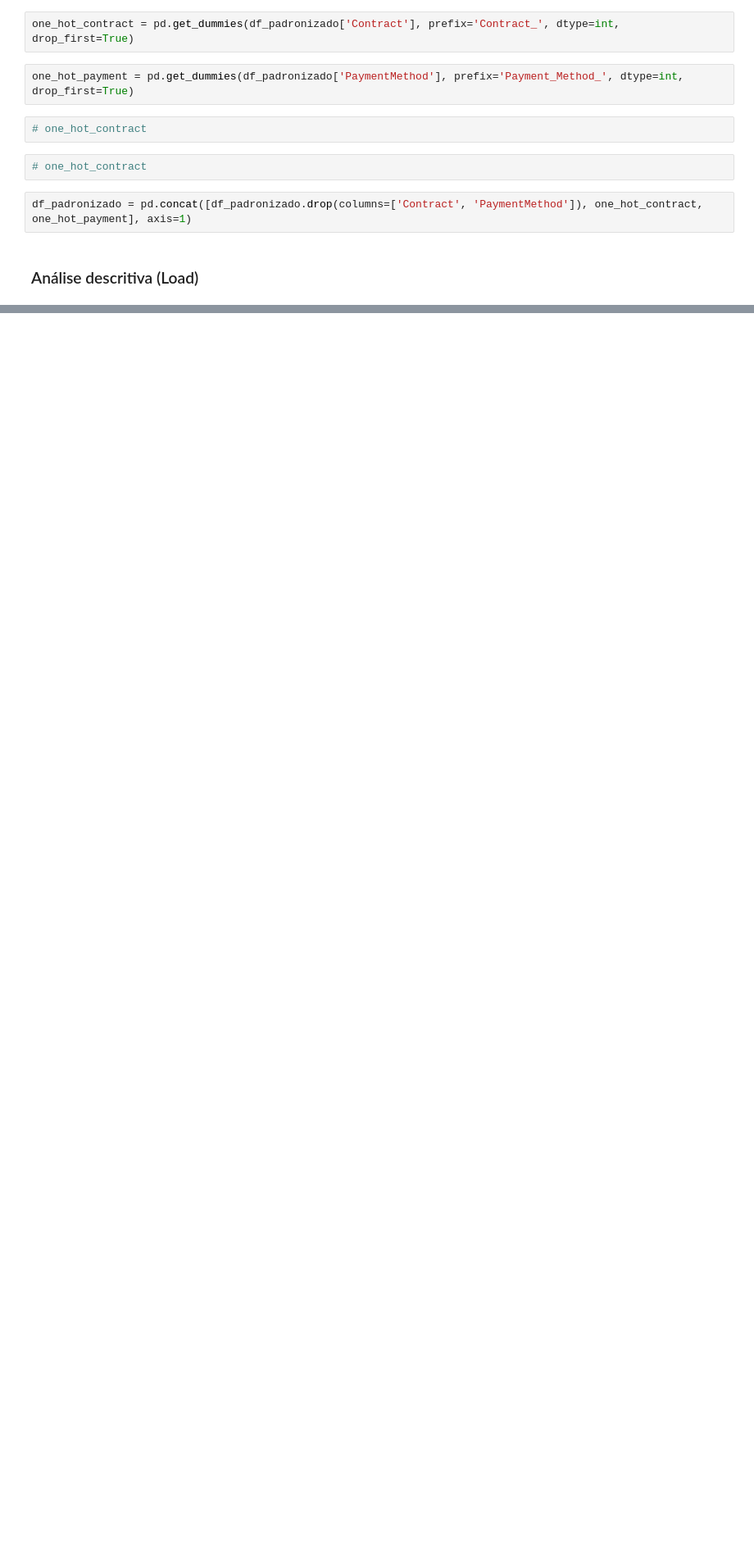
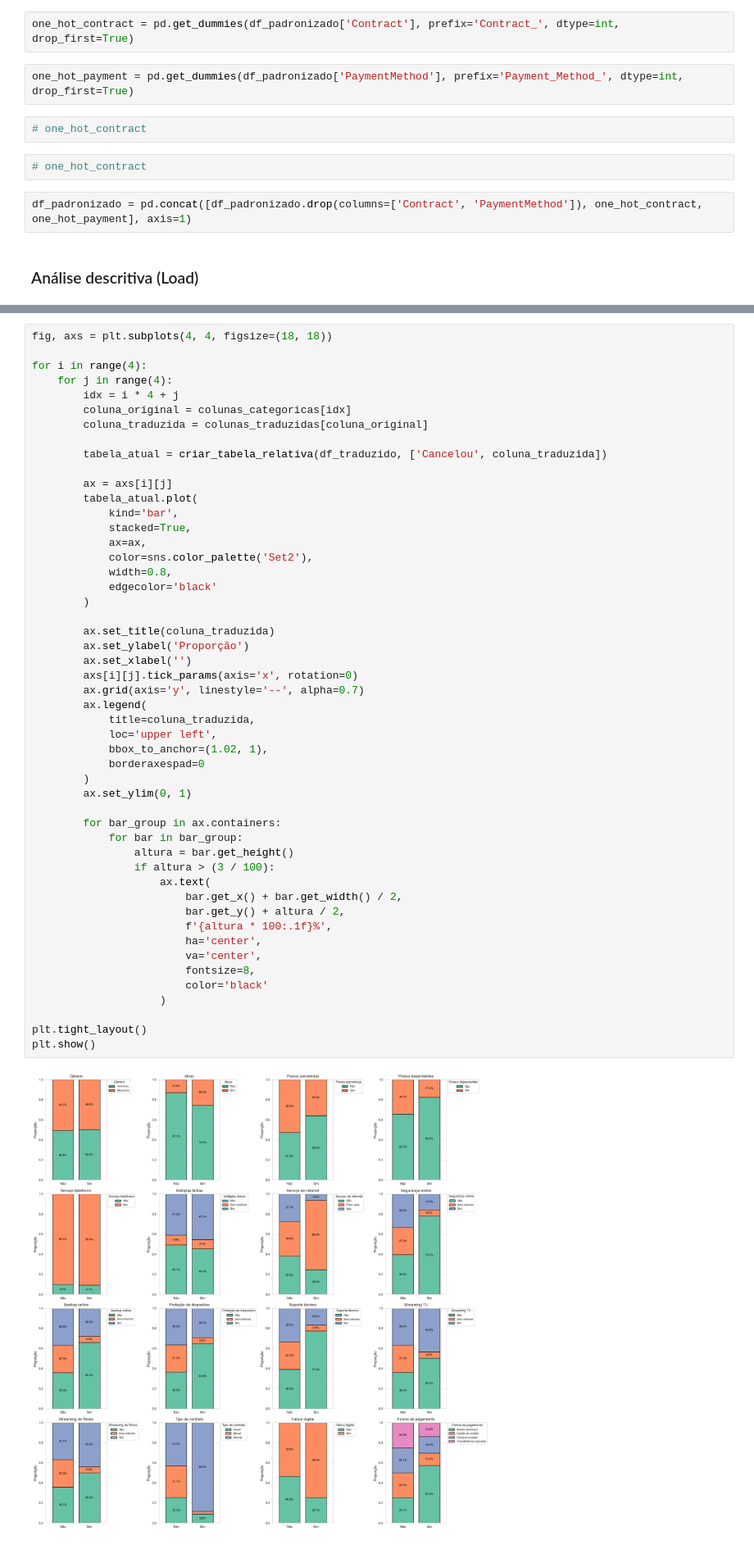
Before and after one commit to just-fontaine/challenge-telecom, a Jupyter notebook: main.ipynb, the cells around one changed output, grey strips where cells are left out. Shown: that part at 82% size. Saved outputs shown, nothing was run; the diff lists cells and outputs as text; blank space fills up the shorter version.

```diff
--- a/main.ipynb
+++ b/main.ipynb
@@ -341,0 +439,52 @@ plot_categoria(df_final, 'Churn')
+# %%
+fig, axs = plt.subplots(4, 4, figsize=(18, 18))
+
+for i in range(4):
+    for j in range(4):
+        idx = i * 4 + j
+        coluna_original = colunas_categoricas[idx]
+        coluna_traduzida = colunas_traduzidas[coluna_original]
+
+        tabela_atual = criar_tabela_relativa(df_traduzido, ['Cancelou', coluna_traduzida])
+
+        ax = axs[i][j]
+        tabela_atual.plot(
+            kind='bar',
+            stacked=True,
+            ax=ax,
+            color=sns.color_palette('Set2'),
+            width=0.8,
+            edgecolor='black'
+        )
+
+        ax.set_title(coluna_traduzida)
+        ax.set_ylabel('Proporção')
+        ax.set_xlabel('')
+        axs[i][j].tick_params(axis='x', rotation=0)
+        ax.grid(axis='y', linestyle='--', alpha=0.7)
+        ax.legend(
+            title=coluna_traduzida,
+            loc='upper left',
+            bbox_to_anchor=(1.02, 1),
+            borderaxespad=0
+        )
+        ax.set_ylim(0, 1)
+
+        for bar_group in ax.containers:
+            for bar in bar_group:
+                altura = bar.get_height()
+                if altura > (3 / 100):
+                    ax.text(
+                        bar.get_x() + bar.get_width() / 2,
+                        bar.get_y() + altura / 2,
+                        f'{altura * 100:.1f}%',
+                        ha='center',
+                        va='center',
+                        fontsize=8,
+                        color='black'
+                    )
+
+plt.tight_layout()
+plt.show()
+# %% [output]
+[figure, added]
```
Also changed, not shown: parts of 17 cells of this notebook, 1 other file.
